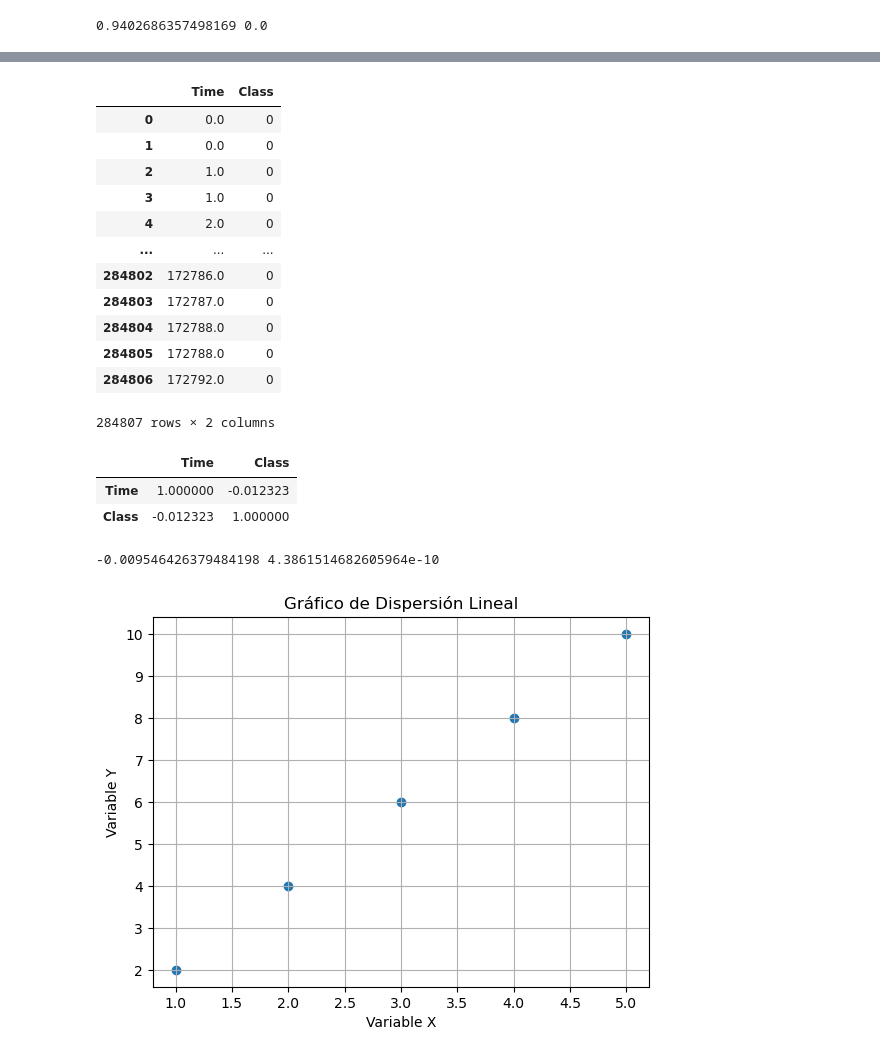
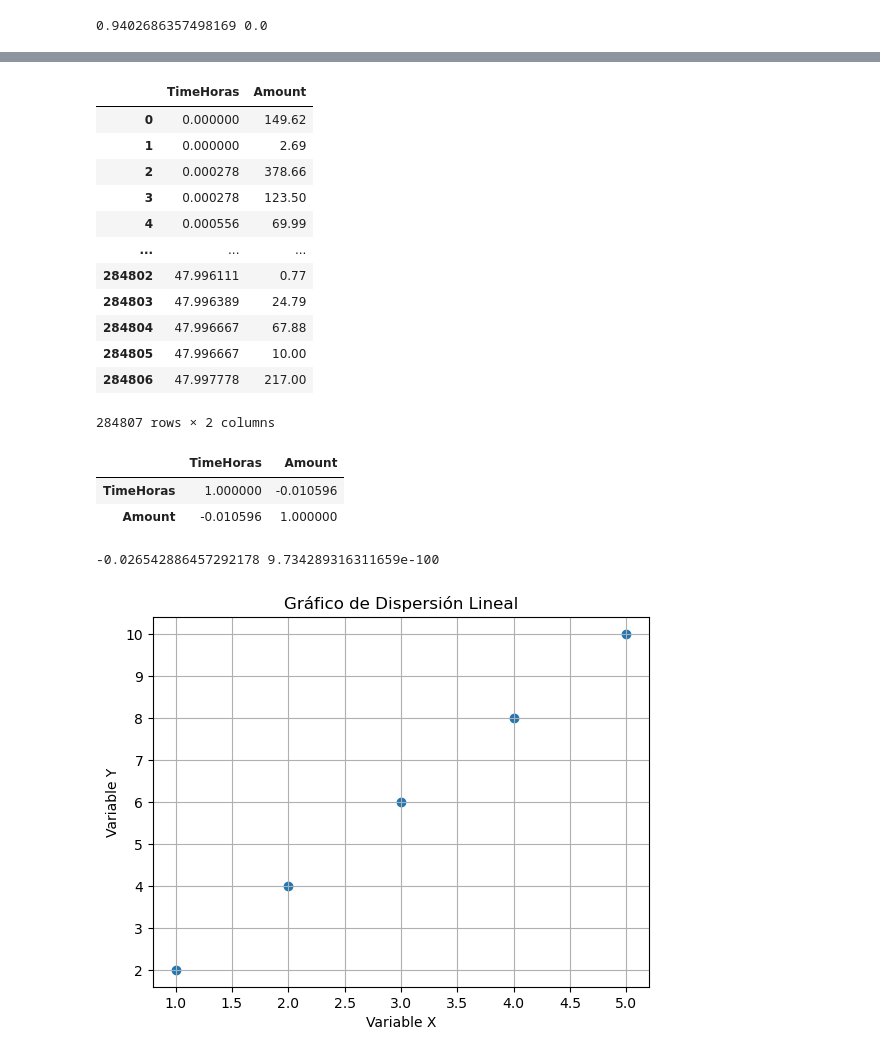
Before and after one commit to Ustedcan/Fraud-Detection-in-Credit-Cards, a Jupyter notebook: Notebooks.ipynb, the cells around one changed output, grey strips where cells are left out. Drawn from its saved outputs; the diff is of its cells as text; code cells hidden in the pictures.

```diff
--- a/Notebooks.ipynb
+++ b/Notebooks.ipynb
@@ -315,0 +340,3 @@ plt.show()
+# %%
+transacciones['TimeCuartil'] = pd.qcut(transacciones['TimeHoras'], 4, labels=['Q1', 'Q2', 'Q3', 'Q4'])
+transacciones
@@ -501,33 +672,33 @@ plt.show()
 # %%
 pd.reset_option('display.max.rows')
-cor_tiempo = transacciones[['Time', 'Class']]
+cor_tiempo = transacciones[['TimeHoras', 'Amount']]
 cor_tiempo
 # %% [output]
-|  | Time | Class |
-| 0 | 0.0 | 0 |
-| 1 | 0.0 | 0 |
-| 2 | 1.0 | 0 |
-| 3 | 1.0 | 0 |
-| 4 | 2.0 | 0 |
+|  | TimeHoras | Amount |
+| 0 | 0.000000 | 149.62 |
+| 1 | 0.000000 | 2.69 |
+| 2 | 0.000278 | 378.66 |
+| 3 | 0.000278 | 123.50 |
+| 4 | 0.000556 | 69.99 |
 | ... | ... | ... |
-| 284802 | 172786.0 | 0 |
-| 284803 | 172787.0 | 0 |
-| 284804 | 172788.0 | 0 |
-| 284805 | 172788.0 | 0 |
-| 284806 | 172792.0 | 0 |
+| 284802 | 47.996111 | 0.77 |
+| 284803 | 47.996389 | 24.79 |
+| 284804 | 47.996667 | 67.88 |
+| 284805 | 47.996667 | 10.00 |
+| 284806 | 47.997778 | 217.00 |
 284807 rows × 2 columns
 # %%
 cor_tiempo.corr()
 # %% [output]
-|  | Time | Class |
-| Time | 1.000000 | -0.012323 |
-| Class | -0.012323 | 1.000000 |
+|  | TimeHoras | Amount |
+| TimeHoras | 1.000000 | -0.010596 |
+| Amount | -0.010596 | 1.000000 |
 # %%
 from scipy.stats import kendalltau
-correlation_coefficient, p_value = kendalltau(cor_tiempo['Time'], cor_tiempo['Class'])
+correlation_coefficient, p_value = kendalltau(cor_tiempo['TimeHoras'], cor_tiempo['Amount'])
 print(correlation_coefficient, p_value)
 # %% [output]
--0.009546426379484198 4.3861514682605964e-10
+-0.026542886457292178 9.734289316311659e-100
 # %%
 # plt.figure(figsize=(15,10))
 # sns.heatmap(corrtransacciones)
```
Also changed, not shown: parts of 16 cells of this notebook.
